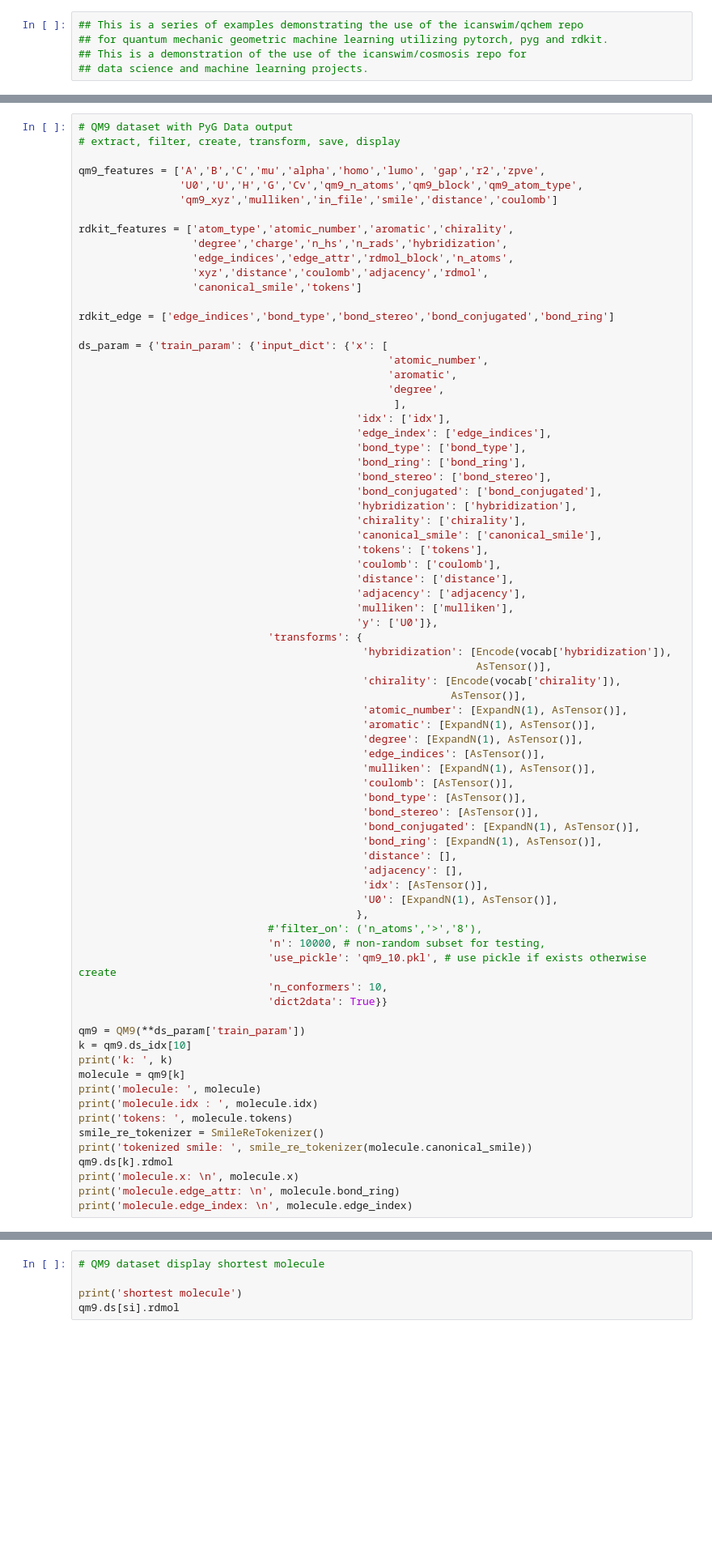
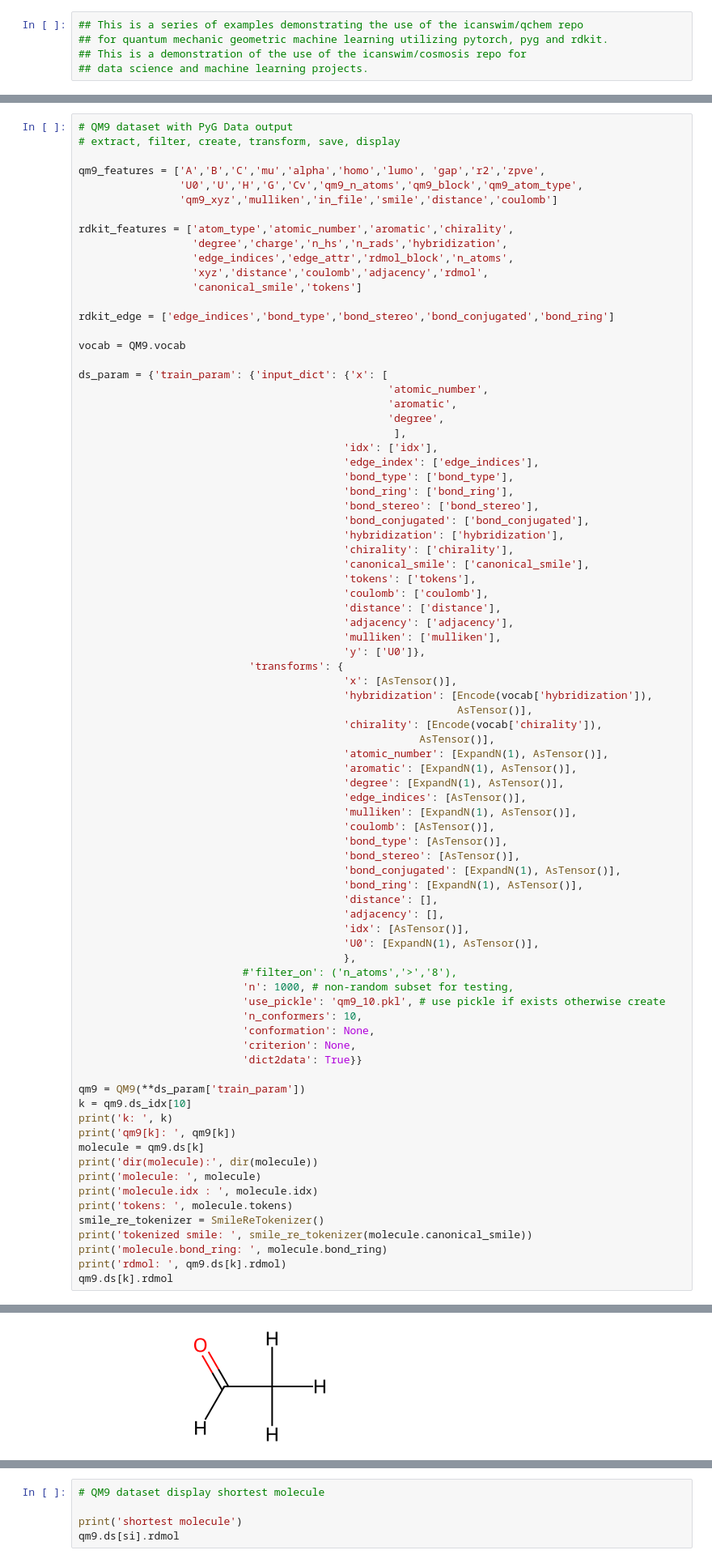
Before and after one commit to icanswim/qchem, a Jupyter notebook: experiment.ipynb, the cells around one changed output, grey strips where cells are left out. Shown at 81% size. Cells and saved outputs as stored; diff of their text form; blank space fills up the shorter version.

```diff
--- a/experiment.ipynb
+++ b/experiment.ipynb
@@ -47,63 +49,69 @@ rdkit_features = ['atom_type','atomic_number','aromatic','chirality',
 
 rdkit_edge = ['edge_indices','bond_type','bond_stereo','bond_conjugated','bond_ring']
 
+vocab = QM9.vocab
+
 ds_param = {'train_param': {'input_dict': {'x': [
                                                  'atomic_number',
                                                  'aromatic',
                                                  'degree',
                                                   ],
-                                            'idx': ['idx'],
-                                            'edge_index': ['edge_indices'],
-                                            'bond_type': ['bond_type'],
-                                            'bond_ring': ['bond_ring'],
-                                            'bond_stereo': ['bond_stereo'],
-                                            'bond_conjugated': ['bond_conjugated'],
-                                            'hybridization': ['hybridization'],
-                                            'chirality': ['chirality'],
-                                            'canonical_smile': ['canonical_smile'],
-                                            'tokens': ['tokens'],
-                                            'coulomb': ['coulomb'],
-                                            'distance': ['distance'],
-                                            'adjacency': ['adjacency'],
-                                            'mulliken': ['mulliken'],
-                                            'y': ['U0']},
-                              'transforms': {
-                                             'hybridization': [Encode(vocab['hybridization']),
-                                                               AsTensor()],
-                                             'chirality': [Encode(vocab['chirality']),
-                                                           AsTensor()],
-                                             'atomic_number': [ExpandN(1), AsTensor()],
-                                             'aromatic': [ExpandN(1), AsTensor()],
-                                             'degree': [ExpandN(1), AsTensor()],
-                                             'edge_indices': [AsTensor()],
-                                             'mulliken': [ExpandN(1), AsTensor()],
-                                             'coulomb': [AsTensor()],
-                                             'bond_type': [AsTensor()],
-                                             'bond_stereo': [AsTensor()],
-                                             'bond_conjugated': [ExpandN(1), AsTensor()],
-                                             'bond_ring': [ExpandN(1), AsTensor()],
-                                             'distance': [],
-                                             'adjacency': [],
-                                             'idx': [AsTensor()],
-                                             'U0': [ExpandN(1), AsTensor()],
-                                            },
-                              #'filter_on': ('n_atoms','>','8'),
-                              'n': 10000, # non-random subset for testing,
-                              'use_pickle': 'qm9_10.pkl', # use pickle if exists otherwise create
-                              'n_conformers': 10,
-                              'dict2data': True}}
+                                          'idx': ['idx'],
+                                          'edge_index': ['edge_indices'],
+                                          'bond_type': ['bond_type'],
+                                          'bond_ring': ['bond_ring'],
+                                          'bond_stereo': ['bond_stereo'],
+                                          'bond_conjugated': ['bond_conjugated'],
+                                          'hybridization': ['hybridization'],
+                                          'chirality': ['chirality'],
+                                          'canonical_smile': ['canonical_smile'],
+                                          'tokens': ['tokens'],
+                                          'coulomb': ['coulomb'],
+                                          'distance': ['distance'],
+                                          'adjacency': ['adjacency'],
+                                          'mulliken': ['mulliken'],
+                                          'y': ['U0']},
+                           'transforms': {
+                                          'x': [AsTensor()],
+                                          'hybridization': [Encode(vocab['hybridization']),
+                                                            AsTensor()],
+                                          'chirality': [Encode(vocab['chirality']),
+                                                      AsTensor()],
+                                          'atomic_number': [ExpandN(1), AsTensor()],
+                                          'aromatic': [ExpandN(1), AsTensor()],
+                                          'degree': [ExpandN(1), AsTensor()],
+                                          'edge_indices': [AsTensor()],
+                                          'mulliken': [ExpandN(1), AsTensor()],
+                                          'coulomb': [AsTensor()],
+                                          'bond_type': [AsTensor()],
+                                          'bond_stereo': [AsTensor()],
+                                          'bond_conjugated': [ExpandN(1), AsTensor()],
+                                          'bond_ring': [ExpandN(1), AsTensor()],
+                                          'distance': [],
+                                          'adjacency': [],
+                                          'idx': [AsTensor()],
+                                          'U0': [ExpandN(1), AsTensor()],
+                                          },
+                          #'filter_on': ('n_atoms','>','8'),
+                          'n': 1000, # non-random subset for testing,
+                          'use_pickle': 'qm9_10.pkl', # use pickle if exists otherwise create
+                          'n_conformers': 10,
+                          'conformation': None,
+                          'criterion': None,
+                          'dict2data': True}}
 
 qm9 = QM9(**ds_param['train_param'])
 k = qm9.ds_idx[10]
 print('k: ', k)
-molecule = qm9[k]
+print('qm9[k]: ', qm9[k])
+molecule = qm9.ds[k]
+print('dir(molecule):', dir(molecule))
 print('molecule: ', molecule)
 print('molecule.idx : ', molecule.idx)
 print('tokens: ', molecule.tokens)
 smile_re_tokenizer = SmileReTokenizer()
 print('tokenized smile: ', smile_re_tokenizer(molecule.canonical_smile))
+print('molecule.bond_ring: ', molecule.bond_ring)
+print('rdmol: ', qm9.ds[k].rdmol)
 qm9.ds[k].rdmol
-print('molecule.x: \n', molecule.x)
-print('molecule.edge_attr: \n', molecule.bond_ring)
-print('molecule.edge_index: \n', molecule.edge_index)
 # %% [output]
@@ -126,0 +129 @@ molecule.edge_index:
+[figure, added]
```
Also changed, not shown: parts of 10 cells of this notebook, 2 other files.
